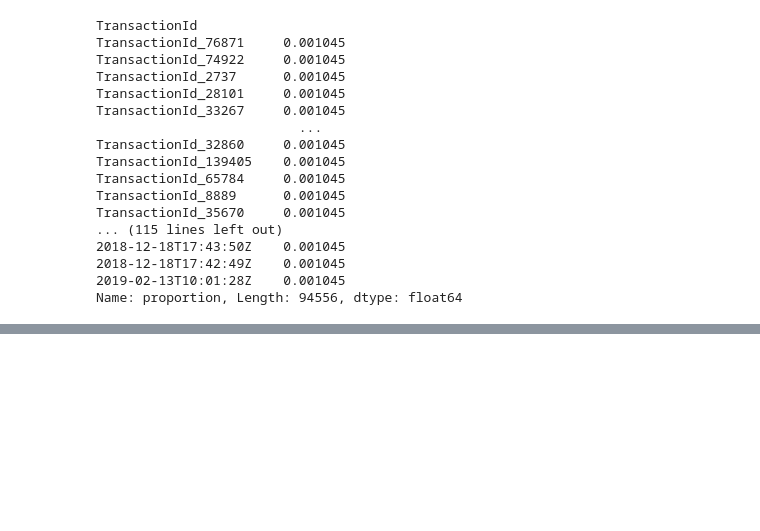
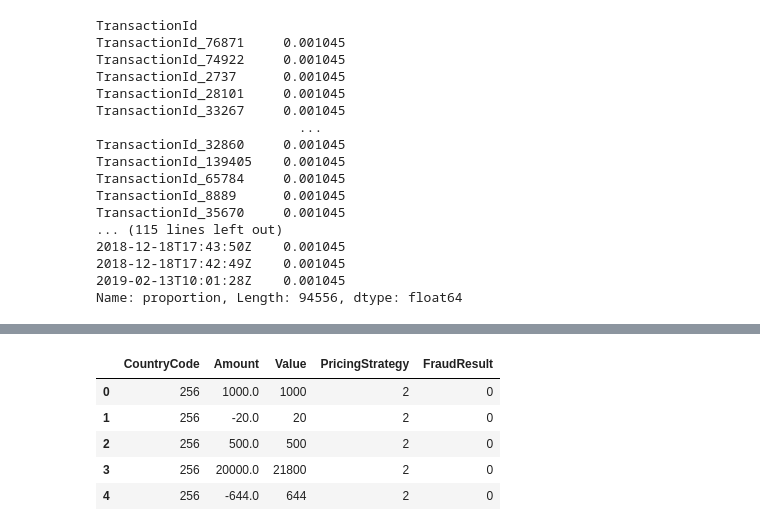
Before and after one commit to davekindea/week6, a Jupyter notebook: notebooks/task1.ipynb, the cells around one changed output, grey strips where cells are left out. Cells and saved outputs as stored; diff of their text form; code cells hidden in the pictures; blank space fills up the shorter version.

```diff
--- a/notebooks/task1.ipynb
+++ b/notebooks/task1.ipynb
@@ -281,0 +256,9 @@ dtype: object
+# %%
+num_col.head()
+# %% [output]
+|  | CountryCode | Amount | Value | PricingStrategy | FraudResult |
+| 0 | 256 | 1000.0 | 1000 | 2 | 0 |
+| 1 | 256 | -20.0 | 20 | 2 | 0 |
+| 2 | 256 | 500.0 | 500 | 2 | 0 |
+| 3 | 256 | 20000.0 | 21800 | 2 | 0 |
+| 4 | 256 | -644.0 | 644 | 2 | 0 |
```
Also changed, not shown: parts of 6 cells of this notebook.
